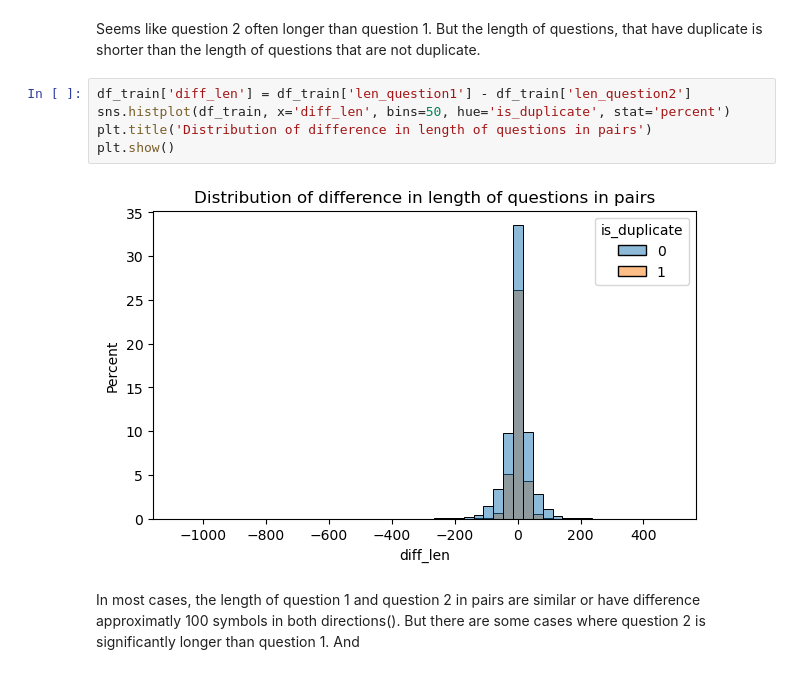
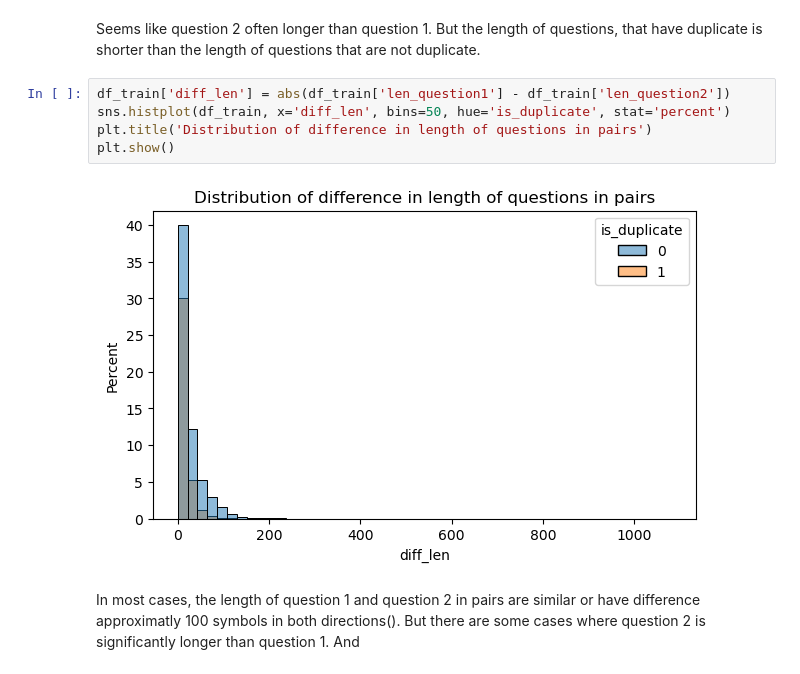
Before and after one commit to nvkoval/quora_duplicate_questions, a Jupyter notebook: notebooks/01_EDA.ipynb, the cells around one changed output. Drawn from its saved outputs; the diff is of its cells as text.

```diff
--- a/notebooks/01_EDA.ipynb
+++ b/notebooks/01_EDA.ipynb
@@ -277,12 +277,12 @@ plt.show()
 # %% [markdown]
 Seems like question 2 often longer than question 1. But the length of questions, that have duplicate is shorter than the length of questions that are not duplicate.
 # %%
-df_train['diff_len'] = df_train['len_question1'] - df_train['len_question2']
+df_train['diff_len'] = abs(df_train['len_question1'] - df_train['len_question2'])
 sns.histplot(df_train, x='diff_len', bins=50, hue='is_duplicate', stat='percent')
 plt.title('Distribution of difference in length of questions in pairs')
 plt.show()
 # %% [output]
-[figure, old version]
+[figure, new version]
 # %% [markdown]
 In most cases, the length of question 1 and question 2 in pairs are similar or have difference approximatly 100 symbols in both directions(). But there are some cases where question 2 is significantly longer than question 1. And
 # %% [markdown]
```
Also changed, not shown: parts of 6 cells of this notebook, 1 other file.
